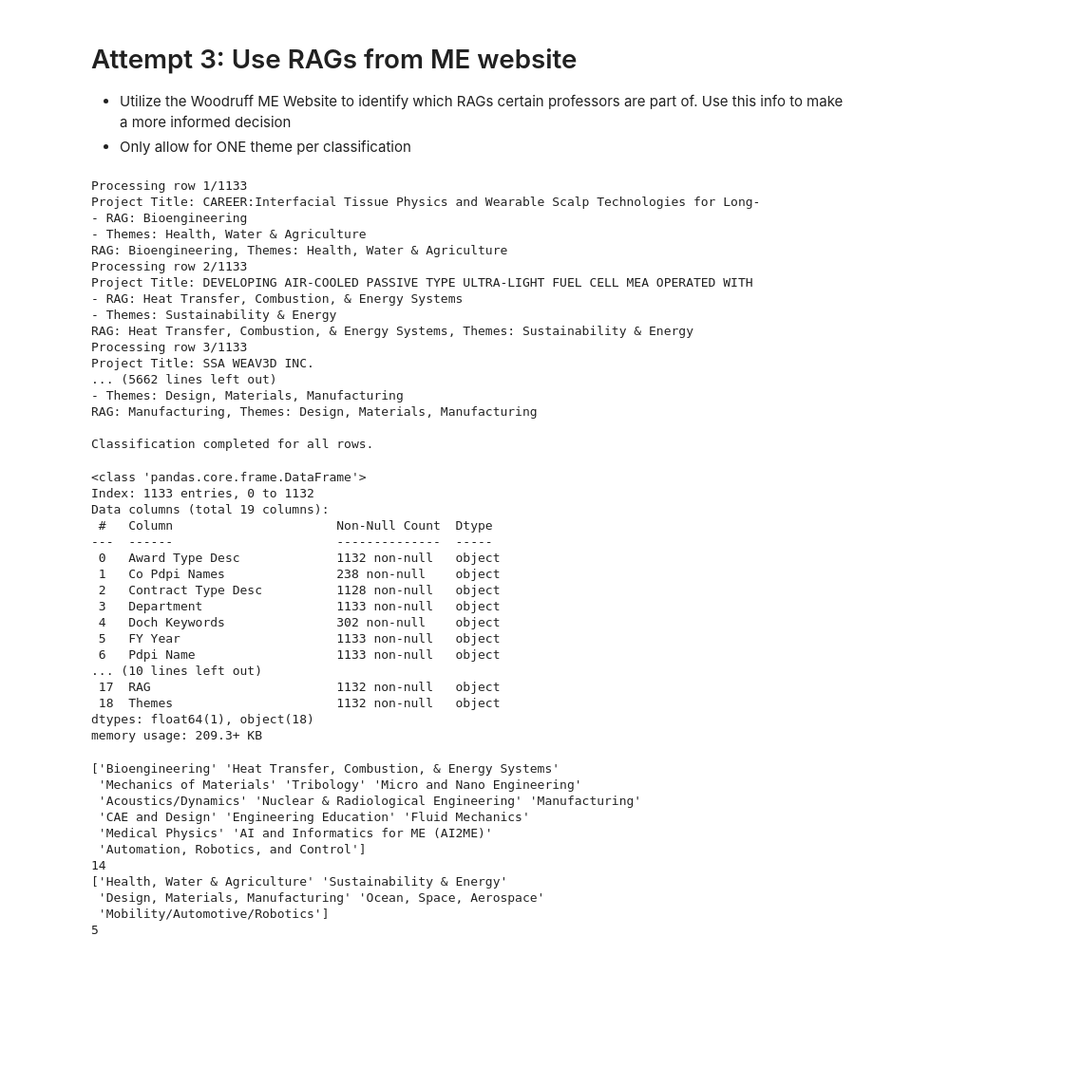
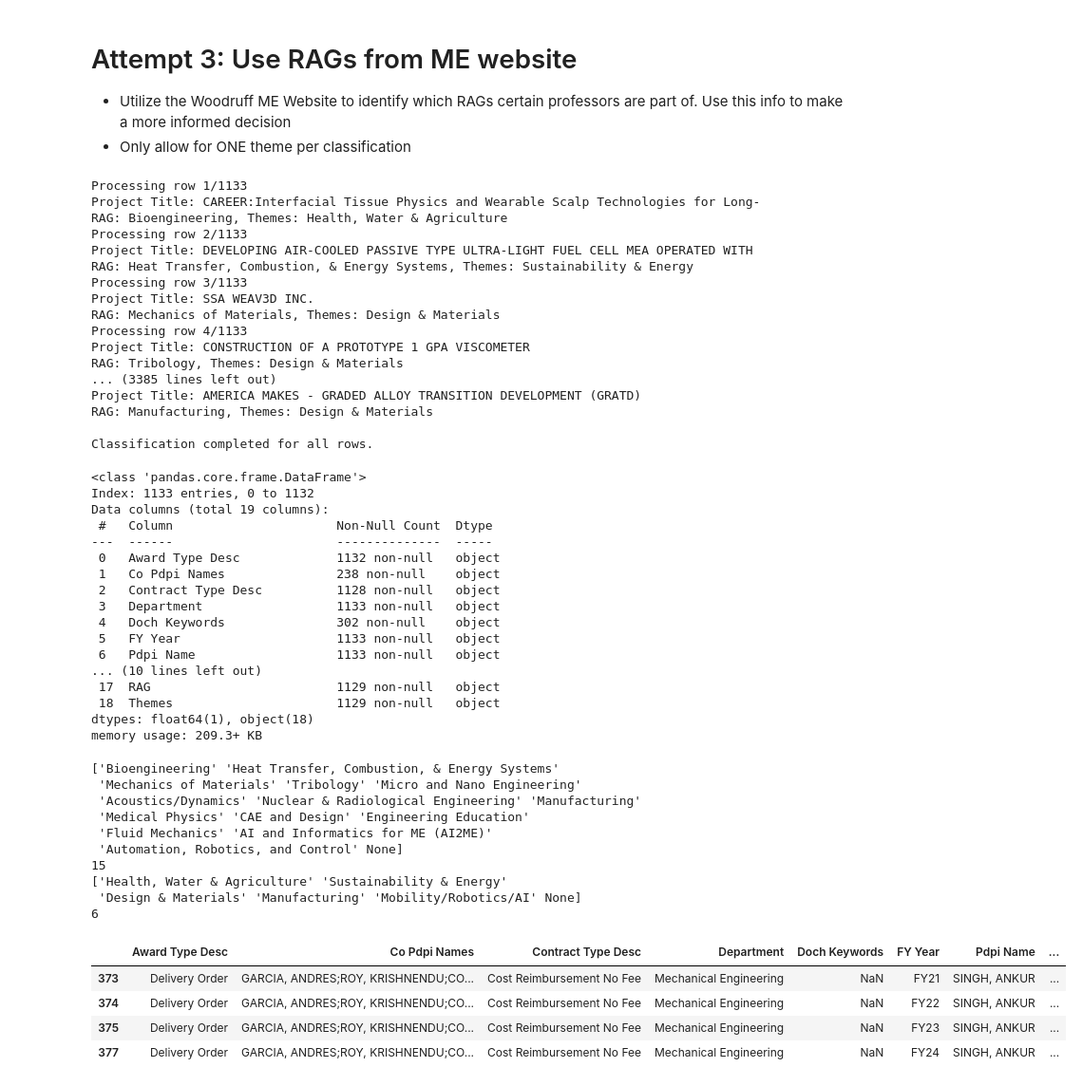
Before and after one commit to DonavenLobo/GatechResearch-ResearchAwardsClassifier, a Jupyter notebook: award_trend_research_classification.ipynb, the cells around one changed output. Shown at 95% size. Cells and saved outputs as stored; diff of their text form; code cells hidden in the pictures; blank space fills up the shorter version.

Commit message:
changed themes according to devansh

```diff
--- a/award_trend_research_classification.ipynb
+++ b/award_trend_research_classification.ipynb
@@ -953,9 +949,9 @@ def classify_title(professor_name, department, title):
         Themes (choose ONLY ONE):
         - Sustainability & Energy
         - Health, Water & Agriculture
-        - Ocean, Space, Aerospace
-        - Design, Materials, Manufacturing
-        - Mobility/Automotive/Robotics
+        - Manufacturing
+        - Design & Materials
+        - Mobility/Robotics/AI
 
         Please follow these conditions:
         - Select ONLY ONE option for the RAG.
@@ -977,7 +973,7 @@ def classify_title(professor_name, department, title):
     # Extract response content
     content = response.choices[0].message.content
 
-    print(content)  # Print the response content for debugging
+    # print(content)  # Print the response content for debugging
 
     # Parse the RAG and Themes from the response content using regex
     rag_match = re.search(r'RAG:\s*(.*)', content)
@@ -1016,19 +1012,19 @@ print("\nClassification completed for all rows.")
 # %% [output]
 Processing row 1/1133
 Project Title: CAREER:Interfacial Tissue Physics and Wearable Scalp Technologies for Long-
-- RAG: Bioengineering
-- Themes: Health, Water & Agriculture
 RAG: Bioengineering, Themes: Health, Water & Agriculture
 Processing row 2/1133
 Project Title: DEVELOPING AIR-COOLED PASSIVE TYPE ULTRA-LIGHT FUEL CELL MEA OPERATED WITH
-- RAG: Heat Transfer, Combustion, & Energy Systems
-- Themes: Sustainability & Energy
 RAG: Heat Transfer, Combustion, & Energy Systems, Themes: Sustainability & Energy
 Processing row 3/1133
 Project Title: SSA WEAV3D INC.
-... (5662 lines left out)
-- Themes: Design, Materials, Manufacturing
-RAG: Manufacturing, Themes: Design, Materials, Manufacturing
+RAG: Mechanics of Materials, Themes: Design & Materials
+Processing row 4/1133
+Project Title: CONSTRUCTION OF A PROTOTYPE 1 GPA VISCOMETER
+RAG: Tribology, Themes: Design & Materials
+... (3385 lines left out)
+Project Title: AMERICA MAKES - GRADED ALLOY TRANSITION DEVELOPMENT (GRATD)
+RAG: Manufacturing, Themes: Design & Materials
 
 Classification completed for all rows.
 # %%
@@ -1047,8 +1043,8 @@ Data columns (total 19 columns):
  5   FY Year                     1133 non-null   object
  6   Pdpi Name                   1133 non-null   object
 ... (10 lines left out)
- 17  RAG                         1132 non-null   object
- 18  Themes                      1132 non-null   object
+ 17  RAG                         1129 non-null   object
+ 18  Themes                      1129 non-null   object
 dtypes: float64(1), object(18)
 memory usage: 209.3+ KB
 # %%
@@ -1066,11 +1062,21 @@ print(len(award_projects_data['Themes'].unique()))
 ['Bioengineering' 'Heat Transfer, Combustion, & Energy Systems'
  'Mechanics of Materials' 'Tribology' 'Micro and Nano Engineering'
  'Acoustics/Dynamics' 'Nuclear & Radiological Engineering' 'Manufacturing'
- 'CAE and Design' 'Engineering Education' 'Fluid Mechanics'
- 'Medical Physics' 'AI and Informatics for ME (AI2ME)'
- 'Automation, Robotics, and Control']
-14
+ 'Medical Physics' 'CAE and Design' 'Engineering Education'
+ 'Fluid Mechanics' 'AI and Informatics for ME (AI2ME)'
+ 'Automation, Robotics, and Control' None]
+15
 ['Health, Water & Agriculture' 'Sustainability & Energy'
- 'Design, Materials, Manufacturing' 'Ocean, Space, Aerospace'
- 'Mobility/Automotive/Robotics']
-5
+ 'Design & Materials' 'Manufacturing' 'Mobility/Robotics/AI' None]
+6
+# %%
+# Find the rows where the RAG is none
+missing_rag = award_projects_data[award_projects_data['RAG'].isnull()]
+# %%
+missing_rag.head()
+# %% [output]
+|  | Award Type Desc | Co Pdpi Names | Contract Type Desc | Department | Doch Keywords | FY Year | Pdpi Name | ... |
+| 373 | Delivery Order | GARCIA, ANDRES;ROY, KRISHNENDU;CO... | Cost Reimbursement No Fee | Mechanical Engineering | NaN | FY21 | SINGH, ANKUR | ... |
+| 374 | Delivery Order | GARCIA, ANDRES;ROY, KRISHNENDU;CO... | Cost Reimbursement No Fee | Mechanical Engineering | NaN | FY22 | SINGH, ANKUR | ... |
+| 375 | Delivery Order | GARCIA, ANDRES;ROY, KRISHNENDU;CO... | Cost Reimbursement No Fee | Mechanical Engineering | NaN | FY23 | SINGH, ANKUR | ... |
+| 377 | Delivery Order | GARCIA, ANDRES;ROY, KRISHNENDU;CO... | Cost Reimbursement No Fee | Mechanical Engineering | NaN | FY24 | SINGH, ANKUR | ... |
```
Also changed, not shown: parts of 8 cells of this notebook, 1 other file.
